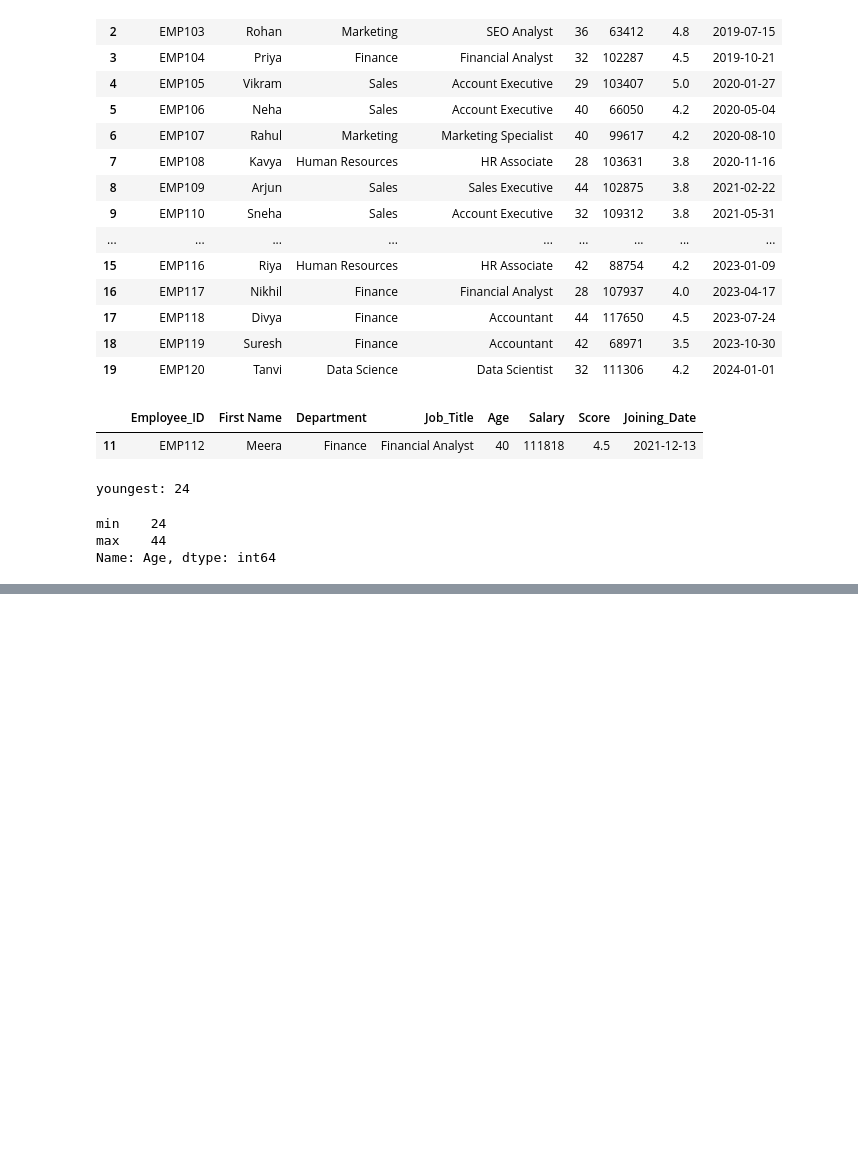
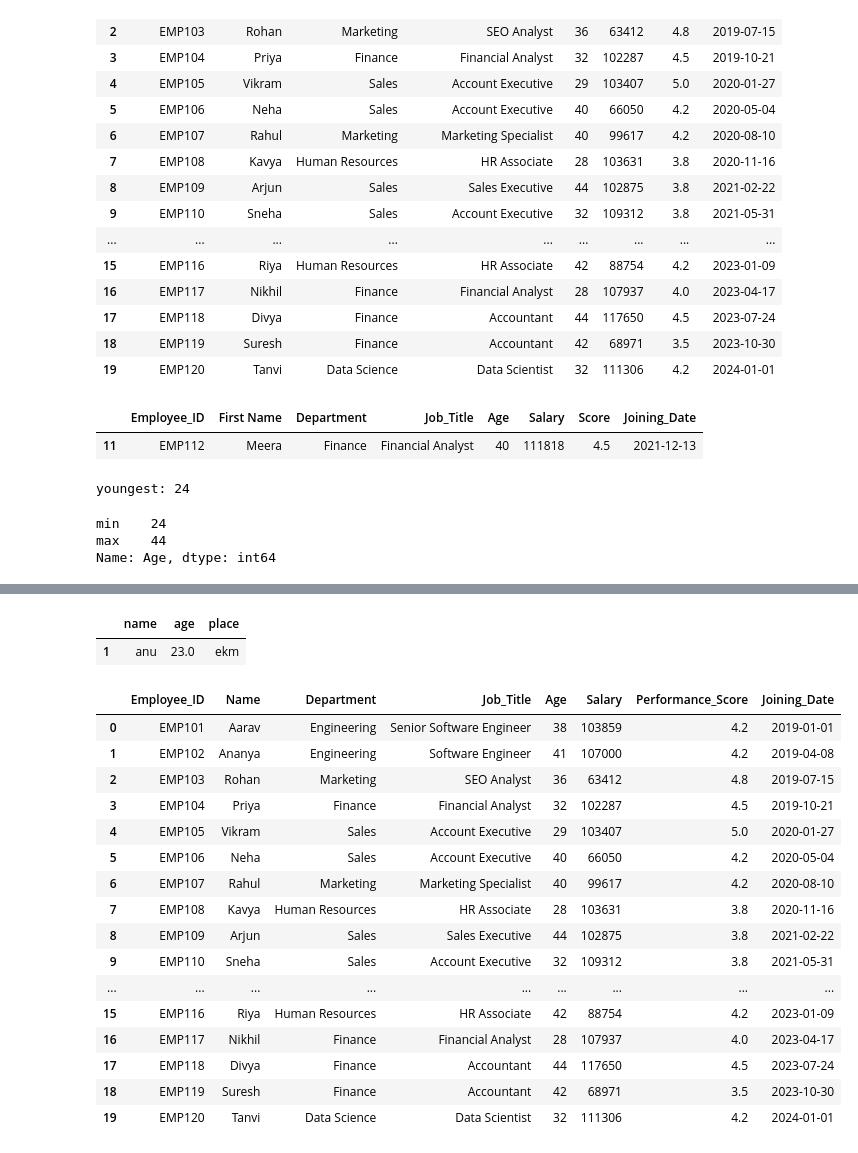
Before and after one commit to suharafidhawork-sudo/Data-Science-, a Jupyter notebook: NUMPY AND PANDAS/datamanupulatingfunctions.ipynb, the cells around one changed output, grey strips where cells are left out. Cells and saved outputs as stored; diff of their text form; code cells hidden in the pictures; blank space fills up the shorter version.

```diff
--- a/NUMPY AND PANDAS/datamanupulatingfunctions.ipynb
+++ b/NUMPY AND PANDAS/datamanupulatingfunctions.ipynb
@@ -88,0 +175,32 @@ Name: Age, dtype: int64
+# %%
+# Convert 'not avl' back to NaN
+df5.replace('not avl', np.nan, inplace=True)
+
+df5.dropna(inplace=True)#drops the rows with null values
+df5
+# %% [output]
+|  | name | age | place |
+| 1 | anu | 23.0 | ekm |
+# %%
+#converting date to date time
+df6=pd.read_csv('employee.csv')
+df6['Joining_Date']=pd.to_datetime(df['Joining_Date'],errors='coerce')
+df6
+# %% [output]
+|  | Employee_ID | Name | Department | Job_Title | Age | Salary | Performance_Score | Joining_Date |
+| 0 | EMP101 | Aarav | Engineering | Senior Software Engineer | 38 | 103859 | 4.2 | 2019-01-01 |
+| 1 | EMP102 | Ananya | Engineering | Software Engineer | 41 | 107000 | 4.2 | 2019-04-08 |
+| 2 | EMP103 | Rohan | Marketing | SEO Analyst | 36 | 63412 | 4.8 | 2019-07-15 |
+| 3 | EMP104 | Priya | Finance | Financial Analyst | 32 | 102287 | 4.5 | 2019-10-21 |
+| 4 | EMP105 | Vikram | Sales | Account Executive | 29 | 103407 | 5.0 | 2020-01-27 |
+| 5 | EMP106 | Neha | Sales | Account Executive | 40 | 66050 | 4.2 | 2020-05-04 |
+| 6 | EMP107 | Rahul | Marketing | Marketing Specialist | 40 | 99617 | 4.2 | 2020-08-10 |
+| 7 | EMP108 | Kavya | Human Resources | HR Associate | 28 | 103631 | 3.8 | 2020-11-16 |
+| 8 | EMP109 | Arjun | Sales | Sales Executive | 44 | 102875 | 3.8 | 2021-02-22 |
+| 9 | EMP110 | Sneha | Sales | Account Executive | 32 | 109312 | 3.8 | 2021-05-31 |
+| ... | ... | ... | ... | ... | ... | ... | ... | ... |
+| 15 | EMP116 | Riya | Human Resources | HR Associate | 42 | 88754 | 4.2 | 2023-01-09 |
+| 16 | EMP117 | Nikhil | Finance | Financial Analyst | 28 | 107937 | 4.0 | 2023-04-17 |
+| 17 | EMP118 | Divya | Finance | Accountant | 44 | 117650 | 4.5 | 2023-07-24 |
+| 18 | EMP119 | Suresh | Finance | Accountant | 42 | 68971 | 3.5 | 2023-10-30 |
+| 19 | EMP120 | Tanvi | Data Science | Data Scientist | 32 | 111306 | 4.2 | 2024-01-01 |
```
Also changed, not shown: parts of 11 cells of this notebook, 1 other file.
